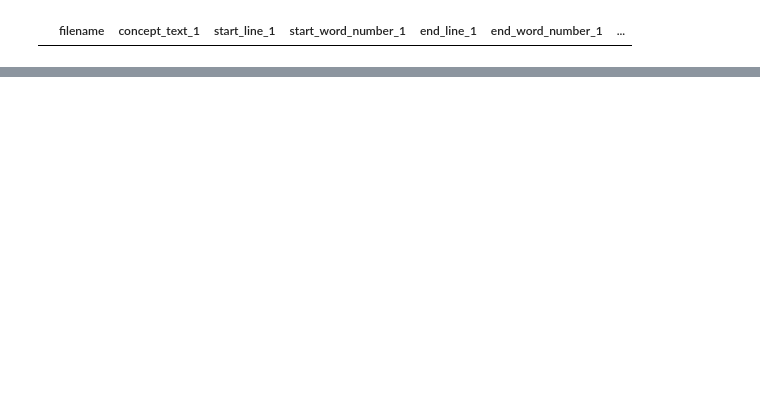
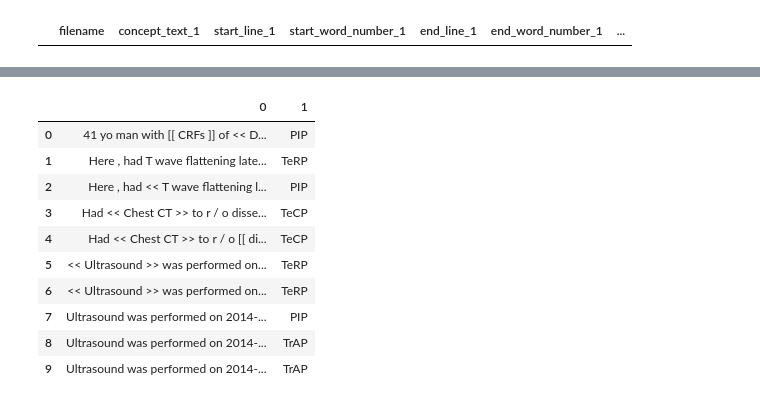
Before and after one commit to Mustapha-AJEGHRIR/medical_txt_parser, a Jupyter notebook: src/notebooks/relations_re/prepare_re_dataset.ipynb, the cells around one changed output, grey strips where cells are left out. Cells and saved outputs as stored; diff of their text form; code cells hidden in the pictures; blank space fills up the shorter version.

```diff
--- a/src/notebooks/relations_re/prepare_re_dataset.ipynb
+++ b/src/notebooks/relations_re/prepare_re_dataset.ipynb
@@ -201,3 +234,17 @@ rel_df
+# %%
+pd.read_csv(re_data_path + os.sep + "re_data_scibert.tsv", nrows=10, sep='\t', header=None)
+# %% [output]
+|  | 0 | 1 |
+| 0 | 41 yo man with [[ CRFs ]] of << D... | PIP |
+| 1 | Here , had T wave flattening late... | TeRP |
+| 2 | Here , had << T wave flattening l... | PIP |
+| 3 | Had << Chest CT >> to r / o disse... | TeCP |
+| 4 | Had << Chest CT >> to r / o [[ di... | TeCP |
+| 5 | << Ultrasound >> was performed on... | TeRP |
+| 6 | << Ultrasound >> was performed on... | TeRP |
+| 7 | Ultrasound was performed on 2014-... | PIP |
+| 8 | Ultrasound was performed on 2014-... | TrAP |
+| 9 | Ultrasound was performed on 2014-... | TrAP |
 # %%
 #export as jsonl
 rel_df.to_json(re_data_path + os.sep + "re_data.jsonl", orient="records", lines=True)
```
Also changed, not shown: parts of 14 cells of this notebook, 1 other file.
